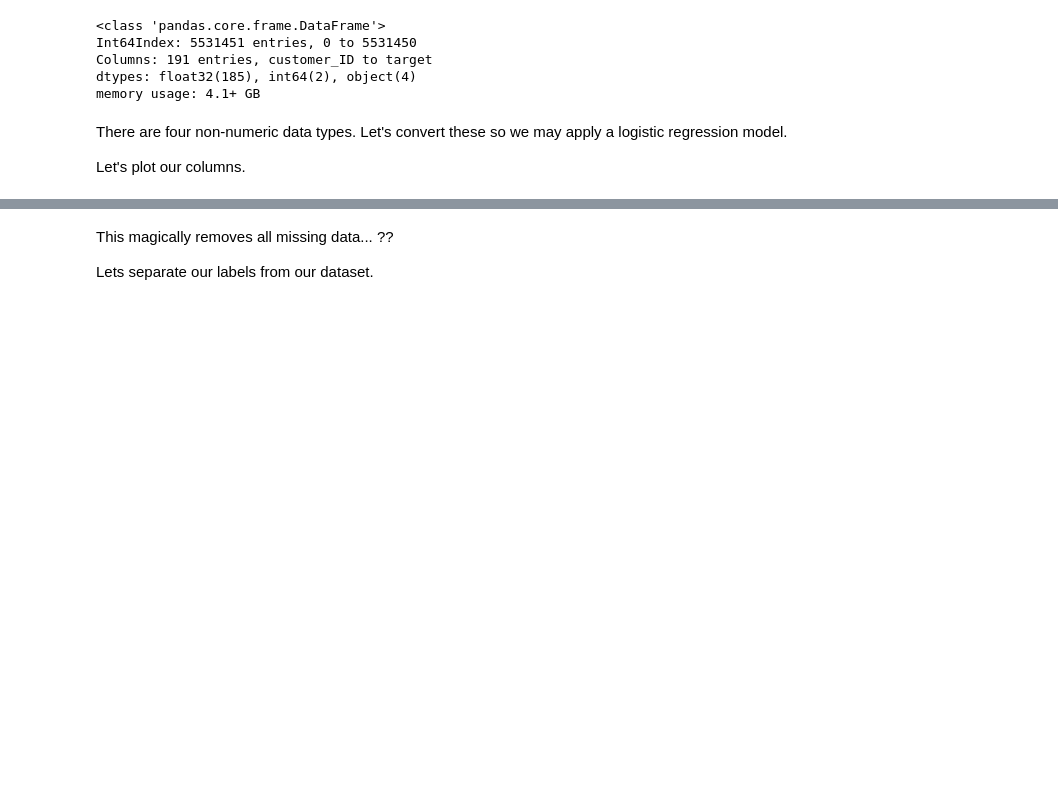
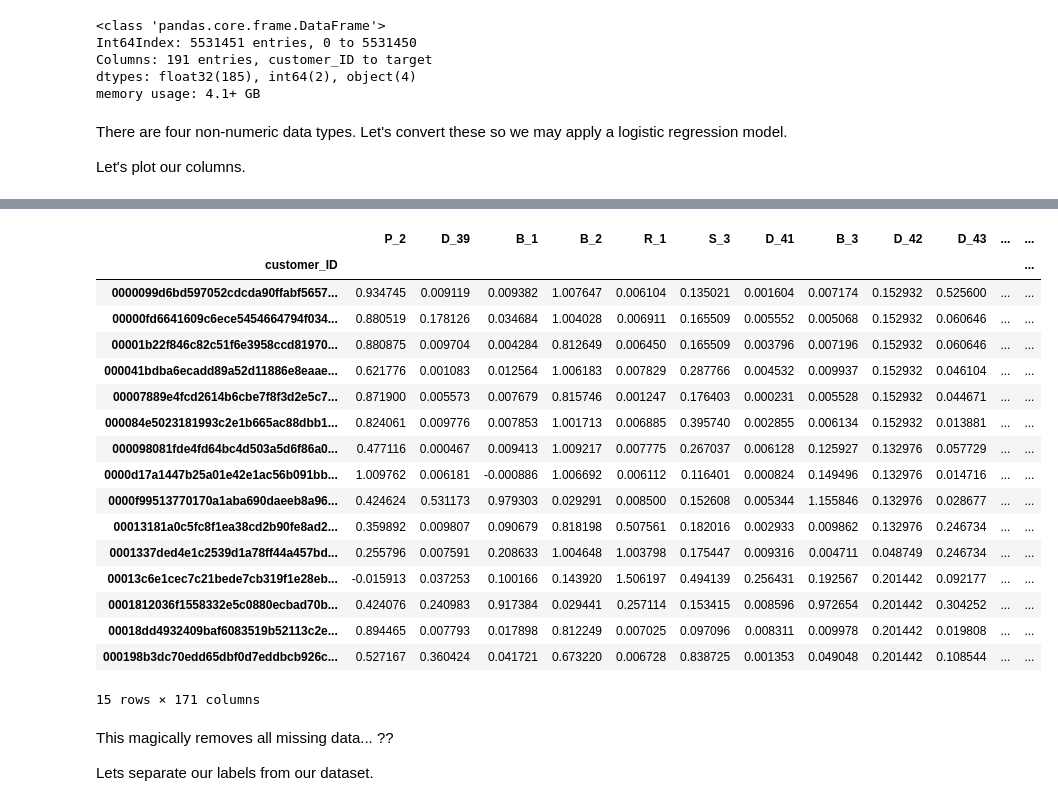
Before and after one commit to DakotaBosch/Default_Prediction, a Jupyter notebook: default-prediction.ipynb, the cells around one changed output, grey strips where cells are left out. Cells and saved outputs as stored; diff of their text form; code cells hidden in the pictures; blank space fills up the shorter version.

```diff
--- a/default-prediction.ipynb
+++ b/default-prediction.ipynb
@@ -64,16 +63,0 @@ hist = df.hist(bins=50, figsize = (40,200), layout=(-1,4) )
-# %%
-from scipy.stats import skew
-from scipy.special import boxcox1p
-from scipy.stats import boxcox_normmax
-numeric_dtypes = ['int16', 'int32', 'int64', 'float16', 'float32', 'float64']
-numerics2 = []
-for i in df.columns:
-    if df[i].dtype in numeric_dtypes:
-        numerics2.append(i)
-skew_features = df[numerics2].apply(lambda x: skew(x)).sort_values(ascending=False)
-
-high_skew = skew_features[skew_features > 0.5]
-skew_index = high_skew.index
-
-for i in skew_index:
-    df[i] = boxcox1p(df[i], boxcox_normmax(df[i] + 1))
@@ -84,11 +68,6 @@ Let's find the columns with a significant amount of NaN values.
 # %%
-print(df.dtypes.value_counts())
-temp = [column for column in df.columns if df[column].isnull().sum()/len(df) >= 0.95]
-print([column for column in df.columns if df[column].isnull().sum()/len(df) >= 0.95])
-print(len(temp))
-
-#drop columns with high freq of NaN
+temp = [column for column in df.columns if df[column].isnull().sum()/len(df) >= 0.9]
 df.drop(temp, axis=1, inplace=True)
 
-print( len(df.columns) )
+print(df.shape)
 # %% [output]
@@ -124,4 +105,25 @@ print(len(temp))
 0
+# %%
+df.head(n=15)
+# %% [output]
+|  | P_2 | D_39 | B_1 | B_2 | R_1 | S_3 | D_41 | B_3 | D_42 | D_43 | ... | ... |
+| customer_ID |  |  |  |  |  |  |  |  |  |  |  | ... |
+| 0000099d6bd597052cdcda90ffabf5657... | 0.934745 | 0.009119 | 0.009382 | 1.007647 | 0.006104 | 0.135021 | 0.001604 | 0.007174 | 0.152932 | 0.525600 | ... | ... |
+| 00000fd6641609c6ece5454664794f034... | 0.880519 | 0.178126 | 0.034684 | 1.004028 | 0.006911 | 0.165509 | 0.005552 | 0.005068 | 0.152932 | 0.060646 | ... | ... |
+| 00001b22f846c82c51f6e3958ccd81970... | 0.880875 | 0.009704 | 0.004284 | 0.812649 | 0.006450 | 0.165509 | 0.003796 | 0.007196 | 0.152932 | 0.060646 | ... | ... |
+| 000041bdba6ecadd89a52d11886e8eaae... | 0.621776 | 0.001083 | 0.012564 | 1.006183 | 0.007829 | 0.287766 | 0.004532 | 0.009937 | 0.152932 | 0.046104 | ... | ... |
+| 00007889e4fcd2614b6cbe7f8f3d2e5c7... | 0.871900 | 0.005573 | 0.007679 | 0.815746 | 0.001247 | 0.176403 | 0.000231 | 0.005528 | 0.152932 | 0.044671 | ... | ... |
+| 000084e5023181993c2e1b665ac88dbb1... | 0.824061 | 0.009776 | 0.007853 | 1.001713 | 0.006885 | 0.395740 | 0.002855 | 0.006134 | 0.152932 | 0.013881 | ... | ... |
+| 000098081fde4fd64bc4d503a5d6f86a0... | 0.477116 | 0.000467 | 0.009413 | 1.009217 | 0.007775 | 0.267037 | 0.006128 | 0.125927 | 0.132976 | 0.057729 | ... | ... |
+| 0000d17a1447b25a01e42e1ac56b091bb... | 1.009762 | 0.006181 | -0.000886 | 1.006692 | 0.006112 | 0.116401 | 0.000824 | 0.149496 | 0.132976 | 0.014716 | ... | ... |
+| 0000f99513770170a1aba690daeeb8a96... | 0.424624 | 0.531173 | 0.979303 | 0.029291 | 0.008500 | 0.152608 | 0.005344 | 1.155846 | 0.132976 | 0.028677 | ... | ... |
+| 00013181a0c5fc8f1ea38cd2b90fe8ad2... | 0.359892 | 0.009807 | 0.090679 | 0.818198 | 0.507561 | 0.182016 | 0.002933 | 0.009862 | 0.132976 | 0.246734 | ... | ... |
+| 0001337ded4e1c2539d1a78ff44a457bd... | 0.255796 | 0.007591 | 0.208633 | 1.004648 | 1.003798 | 0.175447 | 0.009316 | 0.004711 | 0.048749 | 0.246734 | ... | ... |
+| 00013c6e1cec7c21bede7cb319f1e28eb... | -0.015913 | 0.037253 | 0.100166 | 0.143920 | 1.506197 | 0.494139 | 0.256431 | 0.192567 | 0.201442 | 0.092177 | ... | ... |
+| 0001812036f1558332e5c0880ecbad70b... | 0.424076 | 0.240983 | 0.917384 | 0.029441 | 0.257114 | 0.153415 | 0.008596 | 0.972654 | 0.201442 | 0.304252 | ... | ... |
+| 00018dd4932409baf6083519b52113c2e... | 0.894465 | 0.007793 | 0.017898 | 0.812249 | 0.007025 | 0.097096 | 0.008311 | 0.009978 | 0.201442 | 0.019808 | ... | ... |
+| 000198b3dc70edd65dbf0d7eddbcb926c... | 0.527167 | 0.360424 | 0.041721 | 0.673220 | 0.006728 | 0.838725 | 0.001353 | 0.049048 | 0.201442 | 0.108544 | ... | ... |
+15 rows × 171 columns
 # %% [markdown]
 This magically removes all missing data... ??
 
```
Also changed, not shown: parts of 35 cells of this notebook.
